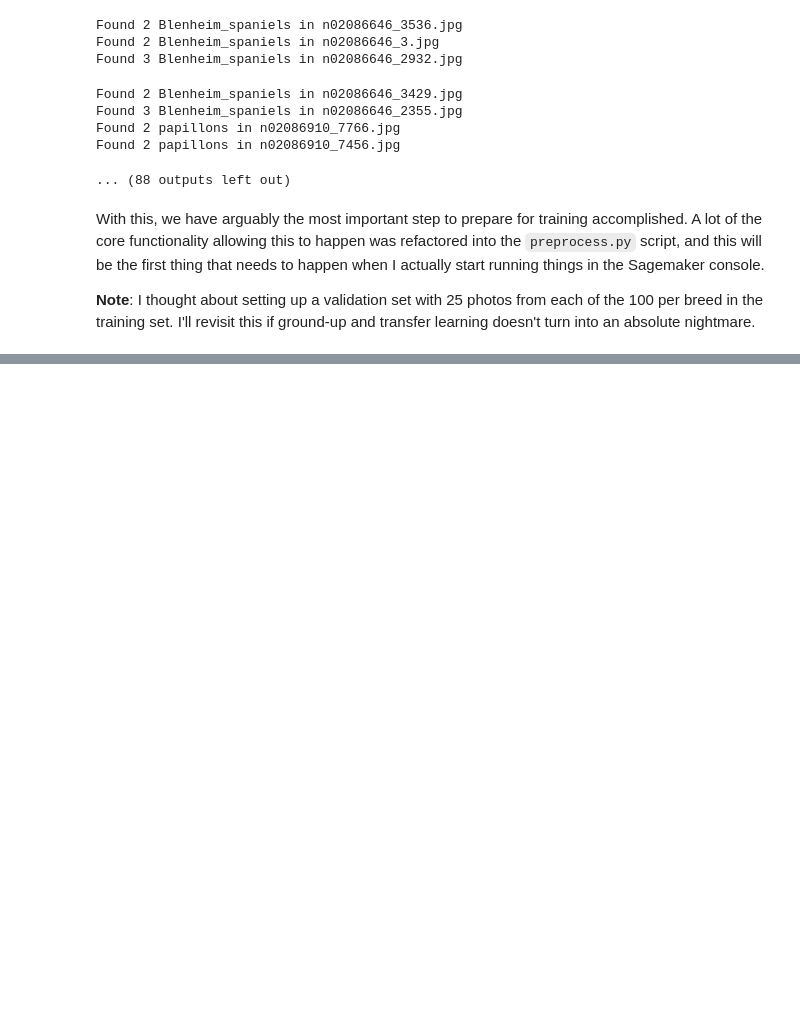
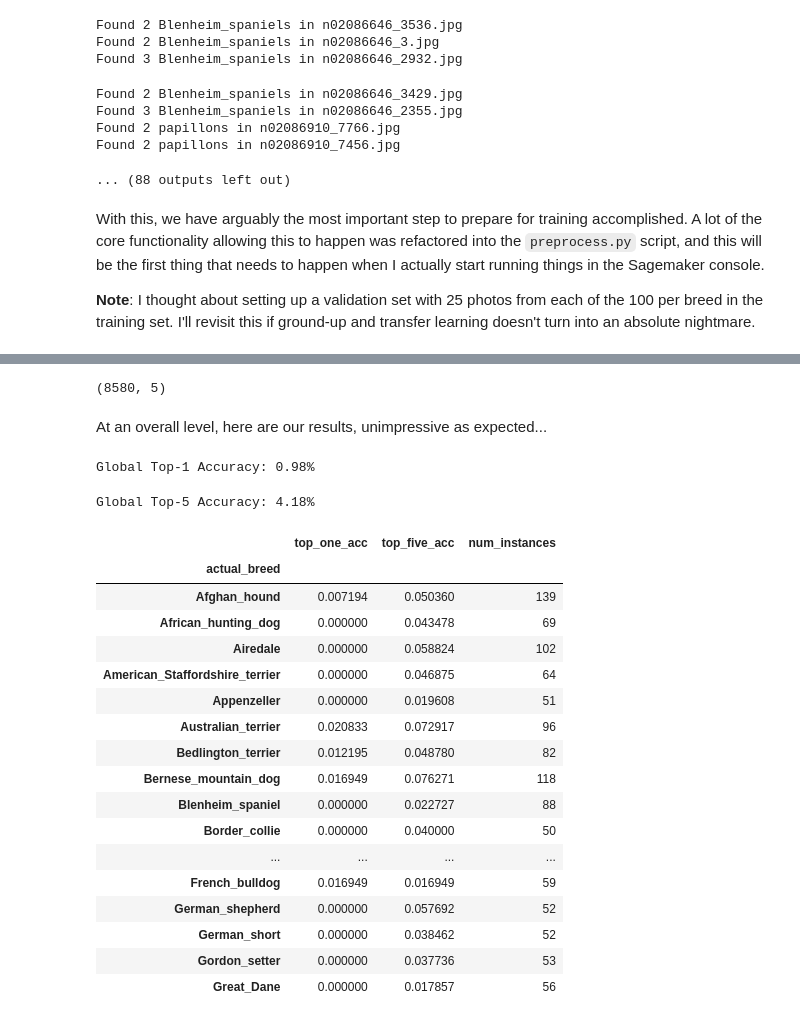
Before and after one commit to ZombieSocrates/ml-udacity-capstone, a Jupyter notebook: 1-Data_Exploration_Preprocessing.ipynb, the cells around one changed output, grey strips where cells are left out. Saved outputs shown, nothing was run; the diff lists cells and outputs as text; code cells hidden in the pictures; blank space fills up the shorter version.

```diff
--- a/1-Data_Exploration_Preprocessing.ipynb
+++ b/1-Data_Exploration_Preprocessing.ipynb
@@ -769,0 +829,16 @@ With this, we have arguably the most important step to prepare for training acco
+# %%
+random_guess_df.shape
+# %% [output]
+(8580, 5)
+# %% [markdown]
+At an overall level, here are our results, unimpressive as expected...
+# %%
+t1 = random_guess_df.top_one_acc.sum()/len(random_guess_df)
+print(f"Global Top-1 Accuracy: {t1:.2%}")
+# %% [output]
+Global Top-1 Accuracy: 0.98%
+# %%
+t5 = random_guess_df.top_five_acc.sum()/len(random_guess_df)
+print(f"Global Top-5 Accuracy: {t5:.2%}")
+# %% [output]
+Global Top-5 Accuracy: 4.18%
@@ -769,0 +854,21 @@ With this, we have arguably the most important step to prepare for training acco
+# %%
+acc_by_breed.head(30)
+# %% [output]
+|  | top_one_acc | top_five_acc | num_instances |
+| actual_breed |  |  |  |
+| Afghan_hound | 0.007194 | 0.050360 | 139 |
+| African_hunting_dog | 0.000000 | 0.043478 | 69 |
+| Airedale | 0.000000 | 0.058824 | 102 |
+| American_Staffordshire_terrier | 0.000000 | 0.046875 | 64 |
+| Appenzeller | 0.000000 | 0.019608 | 51 |
+| Australian_terrier | 0.020833 | 0.072917 | 96 |
+| Bedlington_terrier | 0.012195 | 0.048780 | 82 |
+| Bernese_mountain_dog | 0.016949 | 0.076271 | 118 |
+| Blenheim_spaniel | 0.000000 | 0.022727 | 88 |
+| Border_collie | 0.000000 | 0.040000 | 50 |
+| ... | ... | ... | ... |
+| French_bulldog | 0.016949 | 0.016949 | 59 |
+| German_shepherd | 0.000000 | 0.057692 | 52 |
+| German_short | 0.000000 | 0.038462 | 52 |
+| Gordon_setter | 0.000000 | 0.037736 | 53 |
+| Great_Dane | 0.000000 | 0.017857 | 56 |
```
Also changed, not shown: parts of 23 cells of this notebook.
